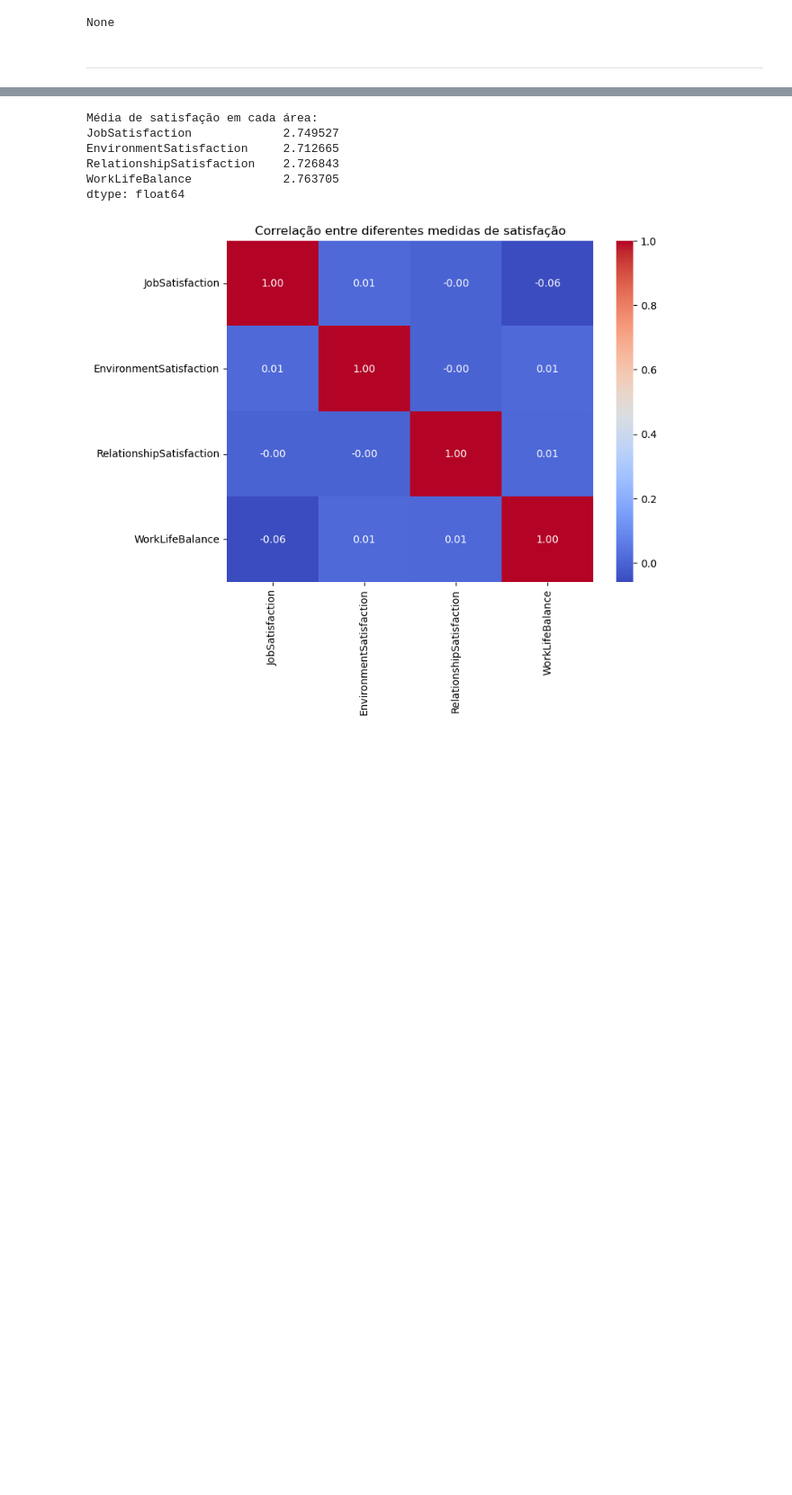
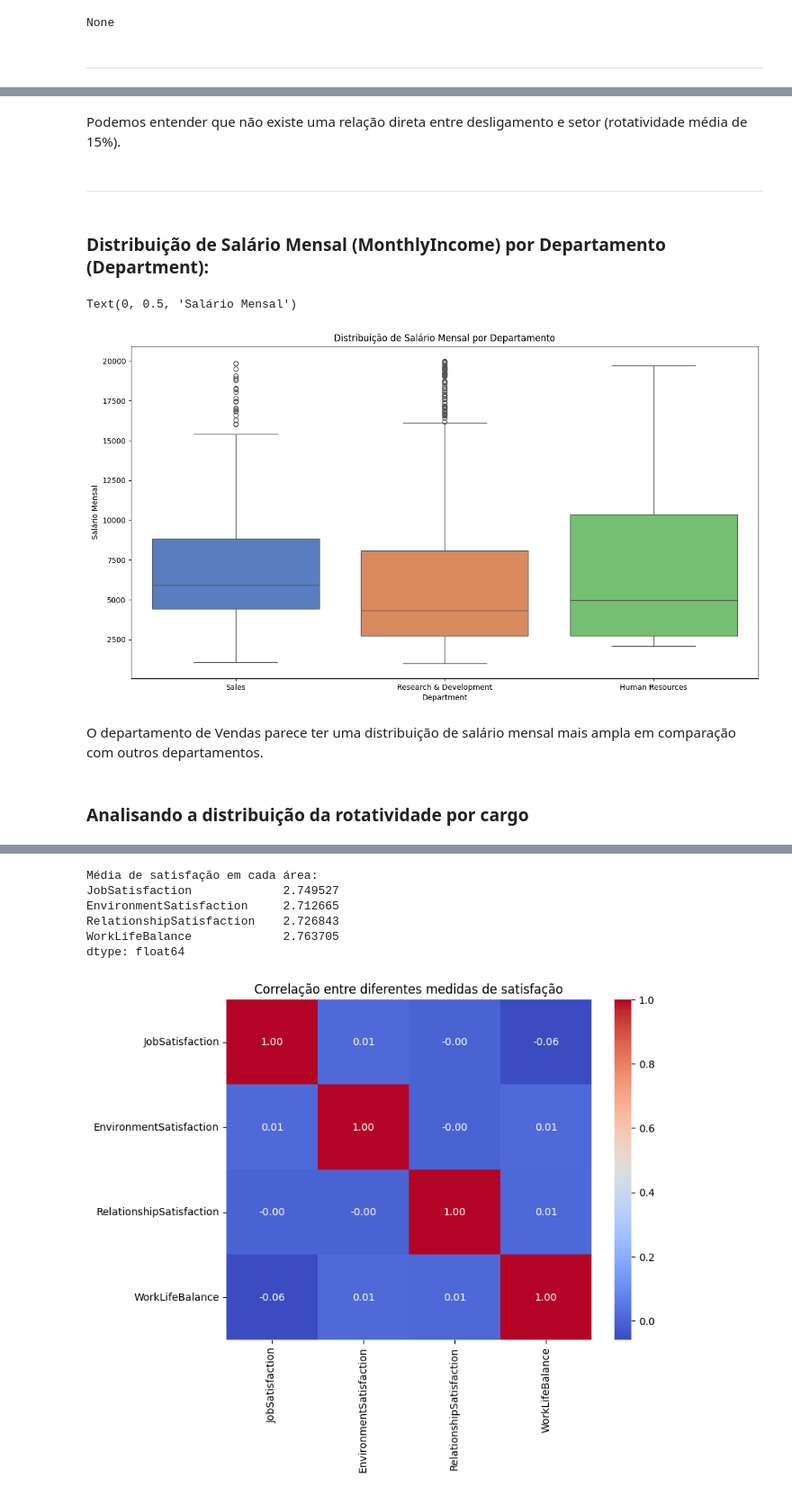
Before and after one commit to gudaoliveira/analise-rotatividade-ibm, a Jupyter notebook: notebook.ipynb, the cells around one changed output, grey strips where cells are left out. Shown at 90% size. Drawn from its saved outputs; the diff is of its cells as text; code cells hidden in the pictures; blank space fills up the shorter version.

```diff
--- a/notebook.ipynb
+++ b/notebook.ipynb
@@ -295,0 +240,18 @@ Análise da satisfação do clima organizacional da empresa.
+# %% [markdown]
+Podemos entender que não existe uma relação direta entre desligamento e setor (rotatividade média de 15%).
+# %% [markdown]
+___________
+# %% [markdown]
+### Distribuição de Salário Mensal (MonthlyIncome) por Departamento (Department):
+# %%
+plt.figure(figsize=(15, 8))
+sns.boxplot(data=df, x='Department', y='MonthlyIncome', hue='Department', palette='muted')
+plt.title('Distribuição de Salário Mensal por Departamento')
+plt.ylabel('Salário Mensal')
+# %% [output]
+Text(0, 0.5, 'Salário Mensal')
+[figure, added]
+# %% [markdown]
+O departamento de Vendas parece ter uma distribuição de salário mensal mais ampla em comparação com outros departamentos.
+# %% [markdown]
+### Analisando a distribuição da rotatividade por cargo
```
Also changed, not shown: parts of 45 cells of this notebook.
